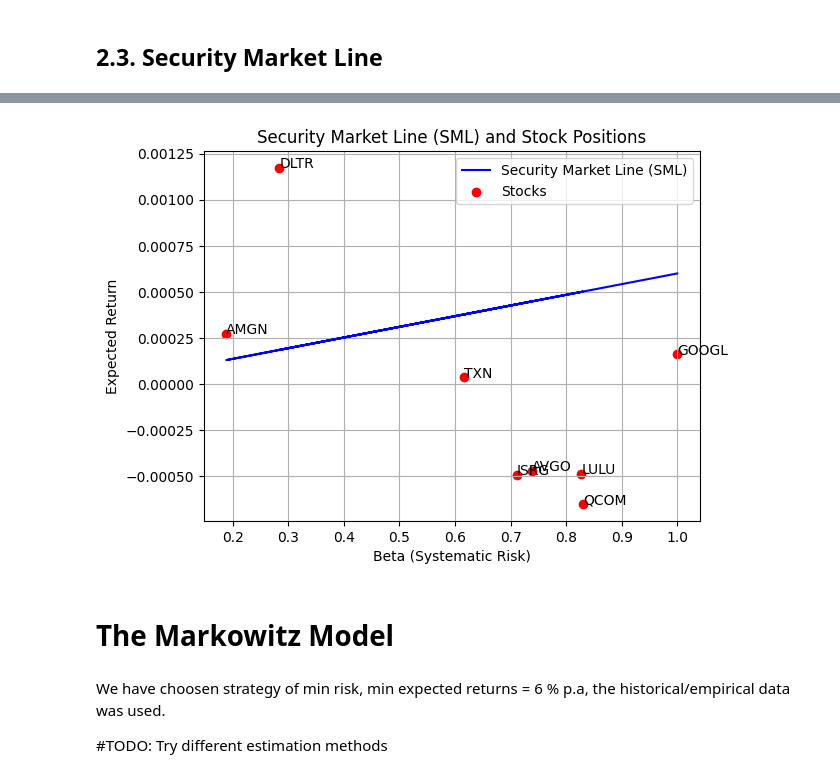
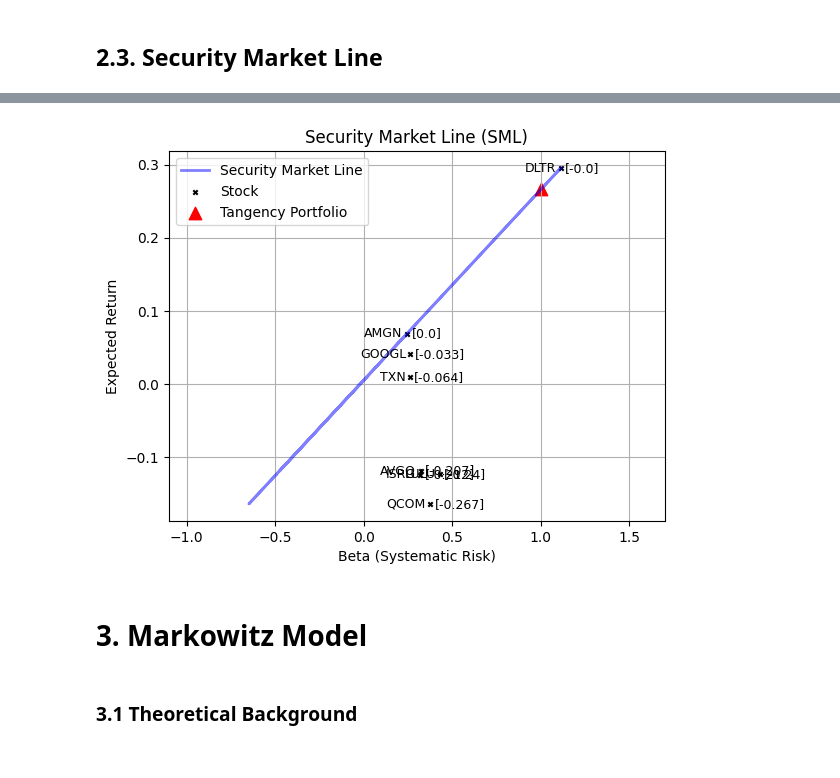
Before and after one commit to ancabenca/ds2-hw, a Jupyter notebook: Projekt -AnalyzaInvestic/AI-ABE.ipynb, the cells around one changed output, grey strips where cells are left out. Saved outputs shown, nothing was run; the diff lists cells and outputs as text; code cells hidden in the pictures.

```diff
--- a/Projekt -AnalyzaInvestic/AI-ABE.ipynb
+++ b/Projekt -AnalyzaInvestic/AI-ABE.ipynb
@@ -806,3 +809,5 @@ min_var_return, min_var_risk = portfolio_stats(min_var_weights, expected_returns
+# %%
+short = False
 # %%
 # Generate efficient frontier points
 target_returns = np.linspace(expected_returns.min()*252, expected_returns.max()*252, 100)
@@ -810,7 +815,7 @@ frontier_returns = []
 frontier_risks = []
 
 for target_return in target_returns:
-    weights = minimize_volatility(target_return, expected_returns, covariance_matrix, num_assets)
+    weights = minimize_volatility(target_return, expected_returns, covariance_matrix, num_assets,timeAnnual,short)
     ret, risk = portfolio_stats(weights, expected_returns, covariance_matrix, timeAnnual)
     frontier_returns.append(ret)
     frontier_risks.append(risk)
@@ -958,32 +1027,63 @@ Several stocks show negative expected returns despite having positive betas, whi
+# %%
+timeAnnual = 252
+expected_returns = combined_returns_subset.mean()
+yearly_expected_returns = expected_returns*timeAnnual
+covariance_matrix = combined_returns_subset.cov()
+yearly_covariance_matrix = covariance_matrix*timeAnnual
+risk_free_rate_one = risk_free_subset['Daily_Risk_Free_Rate'].mean()
+yearly_risk_free_rate_one = risk_free_rate_one*timeAnnual
+num_assests = len(expected_returns)
+tickers = list(stock_files.keys())
 # %%
-# Assume 'market_return' is the market's return (you can use a relevant benchmark like the S&P 500)
-beta = covariance_matrix.iloc[:, 0] / covariance_matrix.iloc[0, 0]  # Simplified calculation using first stock as market proxy
-expected_market_return = 0.0006  # Assumed daily expected market return (about 15% annually) ???
-sml = risk_free_rate_one + beta * (expected_market_return - risk_free_rate_one)  # SML formula
+beta_sml = (yearly_expected_returns - yearly_risk_free_rate_one) / (tangency_return - yearly_risk_free_rate_one)
+betas_sml = np.linspace(0, 2, 100)  # Beta range for the SML
+sml_returns = yearly_risk_free_rate_one + betas_sml * (tangency_return - yearly_risk_free_rate_one)
 
-# Extract the list of tickers from your dictionary
-tickers = list(stock_files.keys())
+daily_tangency_returns = combined_returns_subset.values @ tangency_weights
+y = (combined_returns_subset.subtract(risk_free_subset['Daily_Risk_Free_Rate'],axis=0))*timeAnnual
+x = (daily_tangency_returns - risk_free_subset['Daily_Risk_Free_Rate'])*timeAnnual
+x = sm.add_constant(x)
 
-# Plot the SML
-plt.plot(beta, sml, label="Security Market Line (SML)", color='blue')
+alphas = []
+betas = []
+for ticker in tickers:
+    model = sm.OLS(y[ticker].values,x).fit()
+    alpha, beta = model.params
+    alphas.append(alpha)
+    betas.append(beta)
 
-# Plot individual stocks based on their expected returns and betas
-plt.scatter(beta, expected_returns, color='red', label="Stocks")
-for i, txt in enumerate(expected_returns):
-    plt.annotate(tickers[i], (beta[i], expected_returns[i]))
+returns_ab = np.array(alphas) + yearly_risk_free_rate_one + np.array(betas) * (tangency_return - yearly_risk_free_rate_one)
 
-# Labels and title
-plt.title("Security Market Line (SML) and Stock Positions")
+# # Plot the SML
+plt.plot(beta_sml, yearly_expected_returns, label="Security Market Line", color='blue', linewidth=2, alpha=0.5)
+plt.scatter(np.array(betas), returns_ab, label='Stock', color='black', s=10, marker='x')
+plt.scatter(1, tangency_return,
+          color='red',
+          marker='^',
+          s=80,
+          label='Tangency Portfolio')
+
+for i, ticker in enumerate(tickers):
+    plt.text(np.array(betas)[i]-0.025, returns_ab[i],
+             ticker,
+             fontsize=9,
+             ha='right',
+             va='center')
+    a=str([np.round(alphas[i], 3)])
+    plt.text(np.array(betas)[i]+0.025, returns_ab[i],
+             a,
+             fontsize=9,
+             ha='left',
+             va='center')
+# # Labels and title
+plt.xlim(-1.1, 1.7)
+plt.title("Security Market Line (SML)")
 plt.xlabel("Beta (Systematic Risk)")
 plt.ylabel("Expected Return")
-plt.legend(loc="upper right")
+plt.legend(loc="upper left")
 plt.grid(True)
 plt.show()
 # %% [output]
-[figure, old version]
+[figure, new version]
 # %% [markdown]
-# The Markowitz Model
+# 3. Markowitz Model
-# %% [markdown]
-We have choosen strategy of min risk, min expected returns = 6 % p.a, the historical/empirical data was used.
-
-#TODO: Try different estimation methods
@@ -1036,0 +1090,2 @@ risk_free_rate_all = risk_free_rate_cleaned['Daily_Risk_Free_Rate'].mean()
+# %% [markdown]
+### 3.1 Theoretical Background
```
Also changed, not shown: parts of 69 cells of this notebook.
